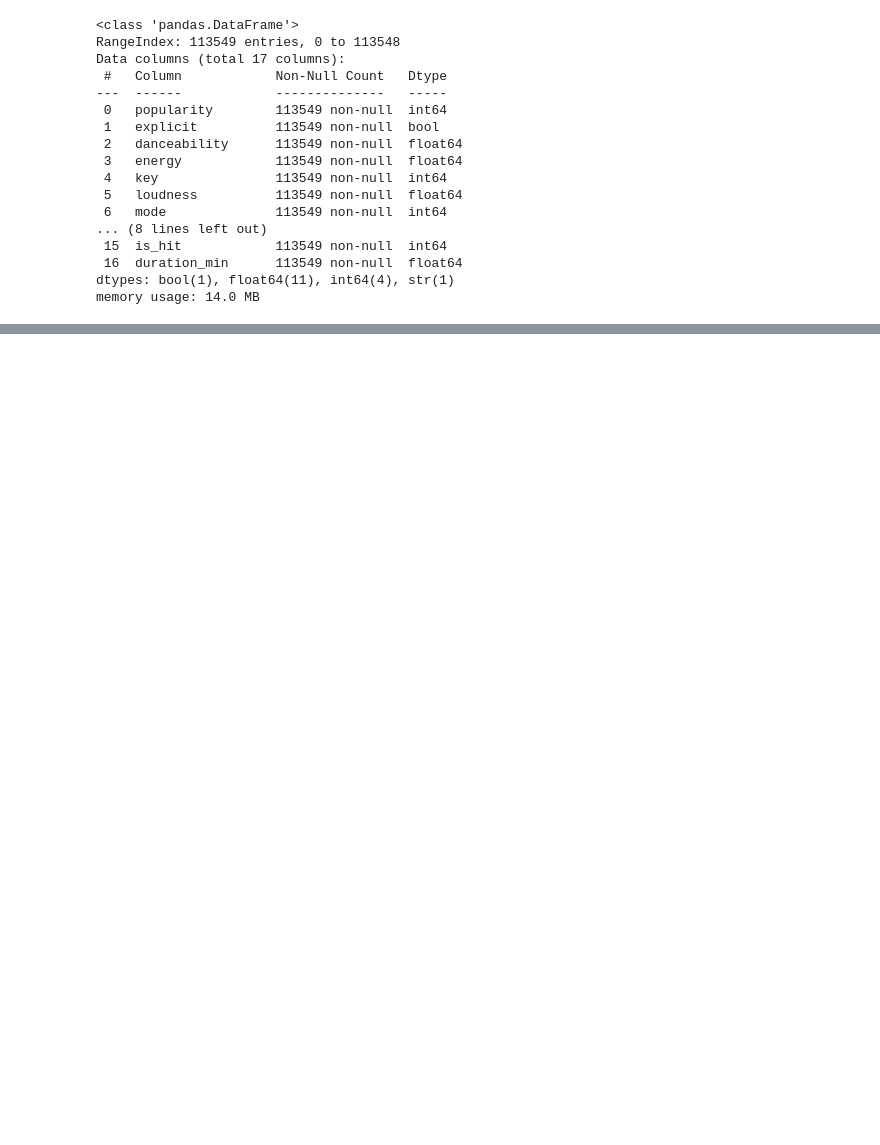
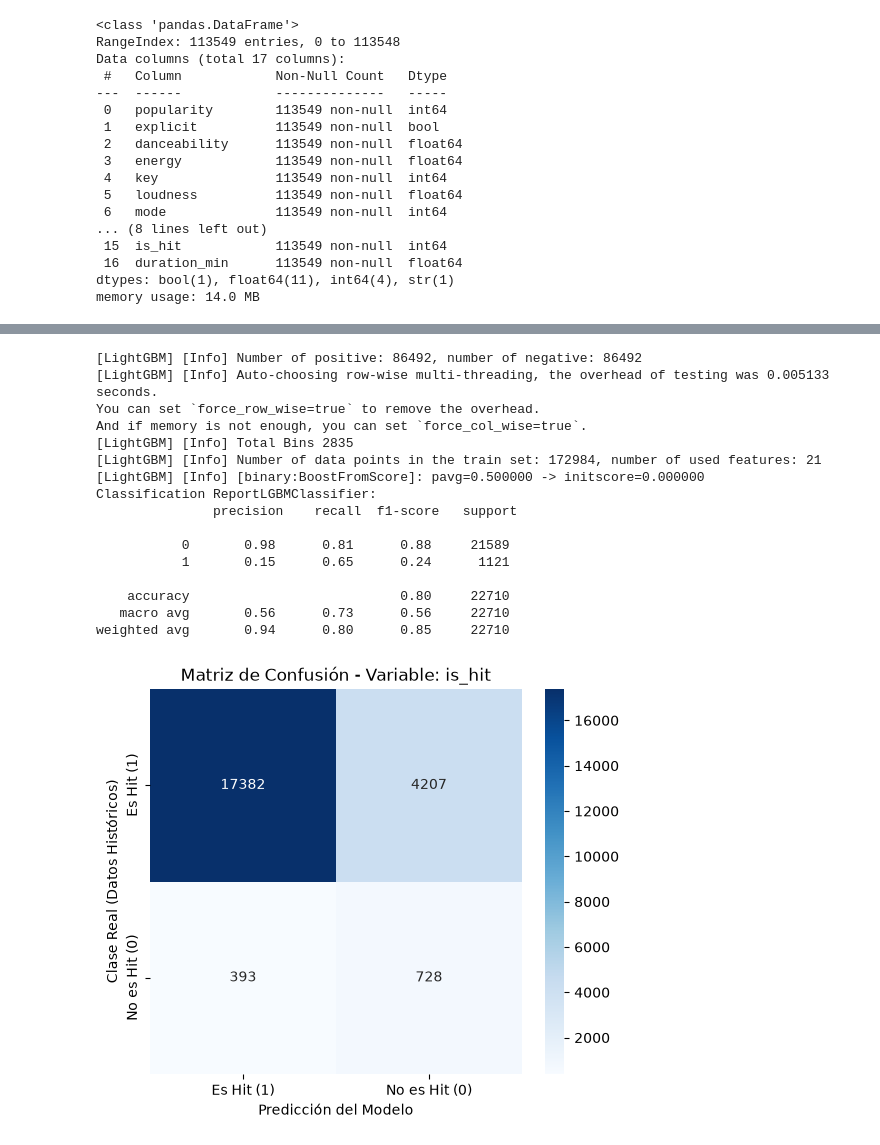
Before and after one commit to JavieraFuenzalidaI/ev2_machine_learning, a Jupyter notebook: notebooks/EvParcial2_MachineLearning_VillegasFuenzalida.ipynb, the cells around one changed output, grey strips where cells are left out. Cells and saved outputs as stored; diff of their text form; code cells hidden in the pictures; blank space fills up the shorter version.

```diff
--- a/notebooks/EvParcial2_MachineLearning_VillegasFuenzalida.ipynb
+++ b/notebooks/EvParcial2_MachineLearning_VillegasFuenzalida.ipynb
@@ -148,0 +456,52 @@ memory usage: 14.0 MB
+# %%
+from lightgbm import LGBMClassifier
+
+
+clf_lgb = LGBMClassifier(
+    objective="binary",
+    random_state=42,
+    n_estimators=200,
+    learning_rate=0.05
+)
+
+clf_lgb.fit(X_train_resampled, y_train_resampled)
+
+y_true_lgbm = y_test
+y_pred_lgbm= clf_lgb.predict(X_test)
+
+matriz = confusion_matrix(y_true_lgbm, y_pred_lgbm)
+print("Classification ReportLGBMClassifier:\n", classification_report(y_true_lgbm, y_pred_lgbm))
+
+
+plt.figure(figsize=(6, 5))
+sns.heatmap(
+    matriz,
+    annot=True,
+    fmt="d",
+    cmap="Blues",
+    xticklabels=["Es Hit (1)", "No es Hit (0)"],
+    yticklabels=["Es Hit (1)", "No es Hit (0)"],
+)
+
+plt.title("Matriz de Confusión - Variable: is_hit")
+plt.xlabel("Predicción del Modelo")
+plt.ylabel("Clase Real (Datos Históricos)")
+plt.show()
+# %% [output]
+[LightGBM] [Info] Number of positive: 86492, number of negative: 86492
+[LightGBM] [Info] Auto-choosing row-wise multi-threading, the overhead of testing was 0.005133 seconds.
+You can set `force_row_wise=true` to remove the overhead.
+And if memory is not enough, you can set `force_col_wise=true`.
+[LightGBM] [Info] Total Bins 2835
+[LightGBM] [Info] Number of data points in the train set: 172984, number of used features: 21
+[LightGBM] [Info] [binary:BoostFromScore]: pavg=0.500000 -> initscore=0.000000
+Classification ReportLGBMClassifier:
+               precision    recall  f1-score   support
+
+           0       0.98      0.81      0.88     21589
+           1       0.15      0.65      0.24      1121
+
+    accuracy                           0.80     22710
+   macro avg       0.56      0.73      0.56     22710
+weighted avg       0.94      0.80      0.85     22710
+[figure, added]
```
Also changed, not shown: parts of 34 cells of this notebook, 1 other file.
